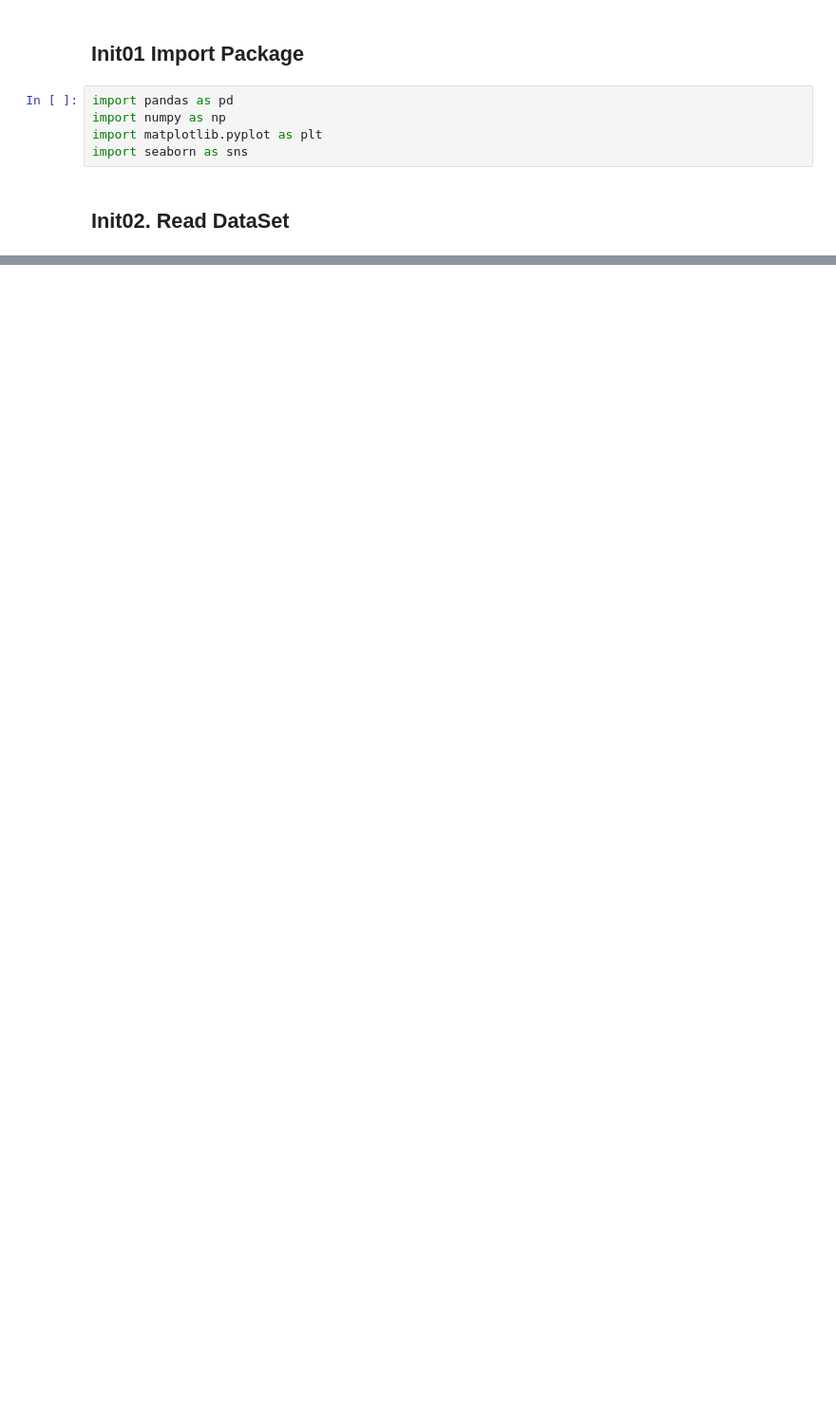
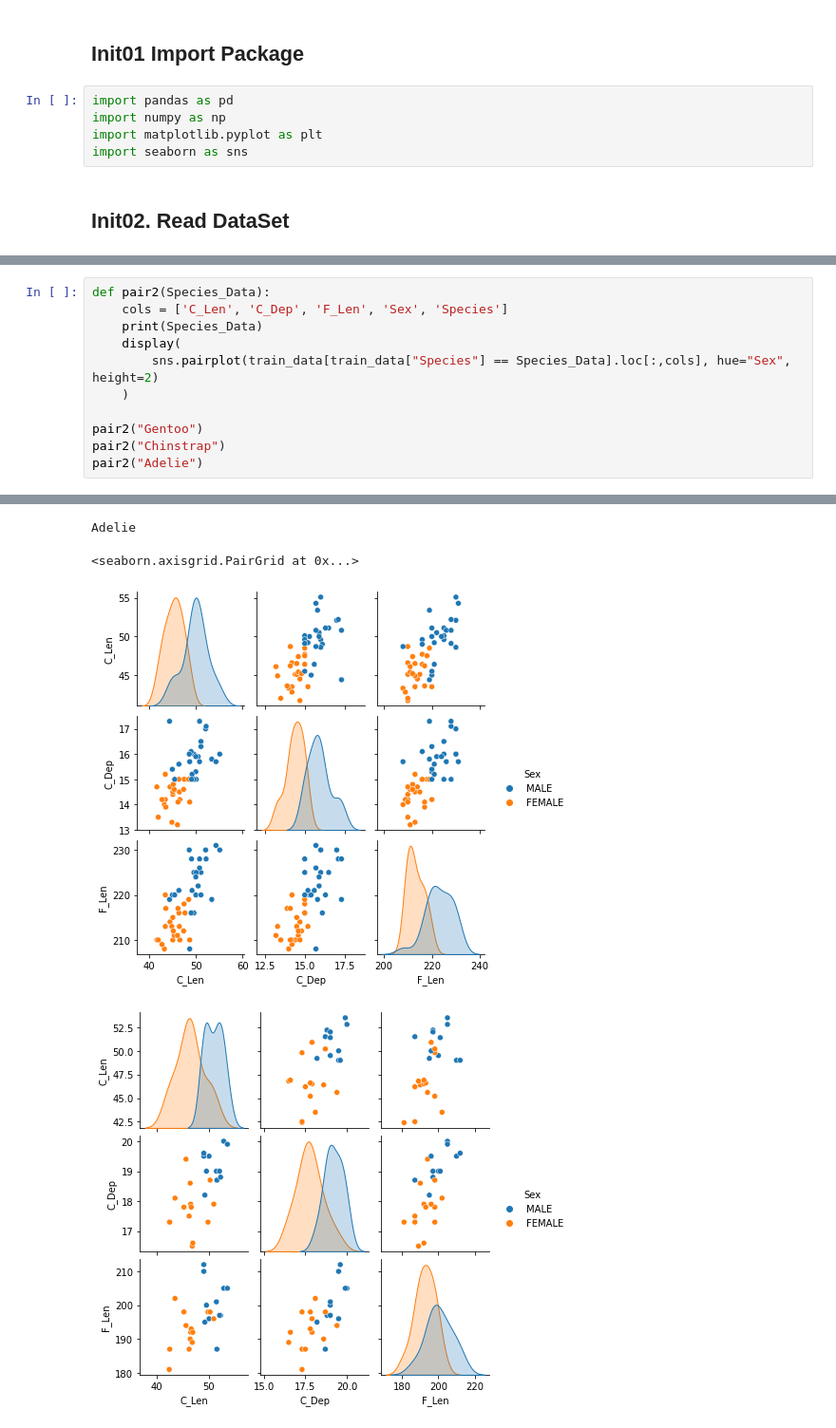
Before and after one commit to E-EE-E/MachineLearning-Study, a Jupyter notebook: Penguin_Weight/wbpark/main.ipynb, the cells around one changed output, grey strips where cells are left out. Shown: that part at 95% size. Saved outputs shown, nothing was run; the diff lists cells and outputs as text; blank space fills up the shorter version.

```diff
--- a/Penguin_Weight/wbpark/main.ipynb
+++ b/Penguin_Weight/wbpark/main.ipynb
@@ -65,0 +222,12 @@ dtype: int64
+# %%
+def pair2(Species_Data):
+    cols = ['C_Len', 'C_Dep', 'F_Len', 'Sex', 'Species']
+    print(Species_Data)
+    display(
+        sns.pairplot(train_data[train_data["Species"] == Species_Data].loc[:,cols], hue="Sex", height=2)
+    )
+
+pair2("Gentoo")
+pair2("Chinstrap")
+pair2("Adelie")
+# %% [output]
@@ -65,0 +238,4 @@ dtype: int64
+Adelie
+<seaborn.axisgrid.PairGrid at 0x...>
+[figure, added]
+[figure, added]
```
Also changed, not shown: parts of 32 cells of this notebook.
